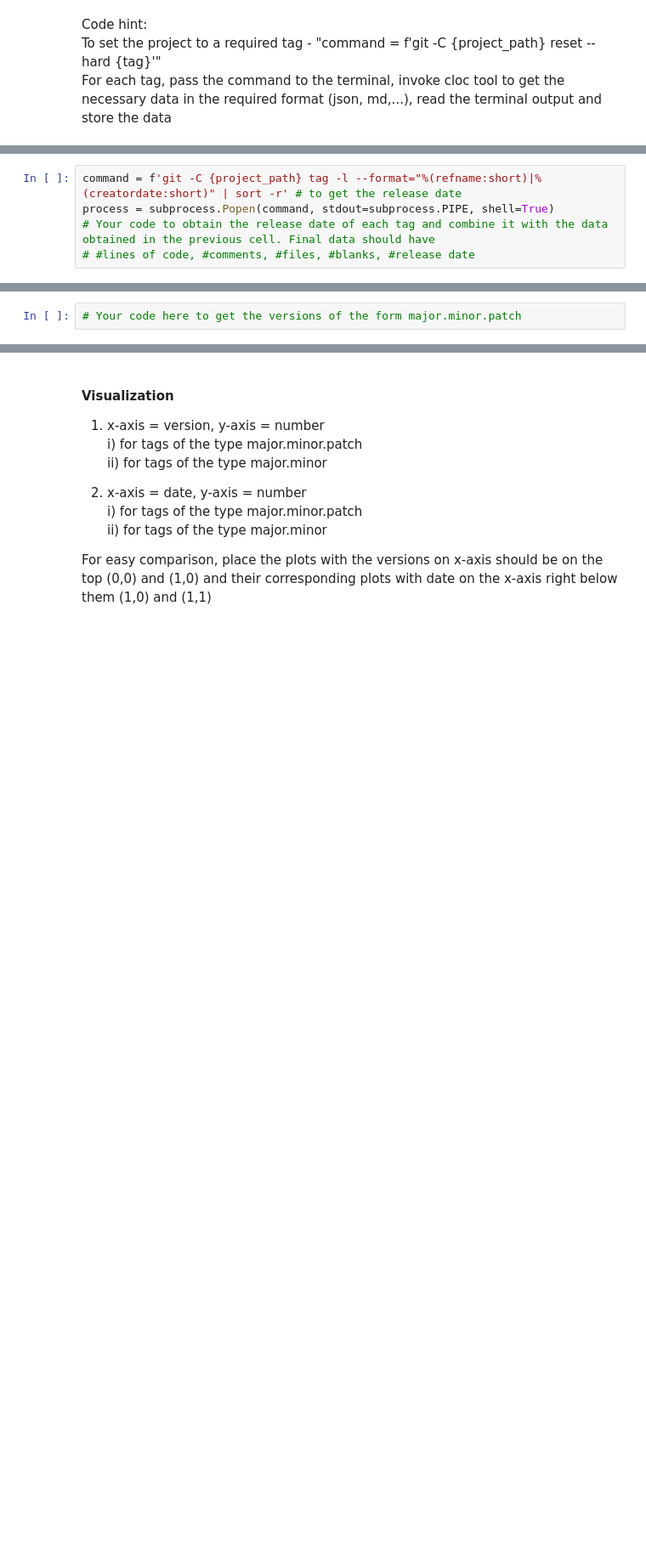
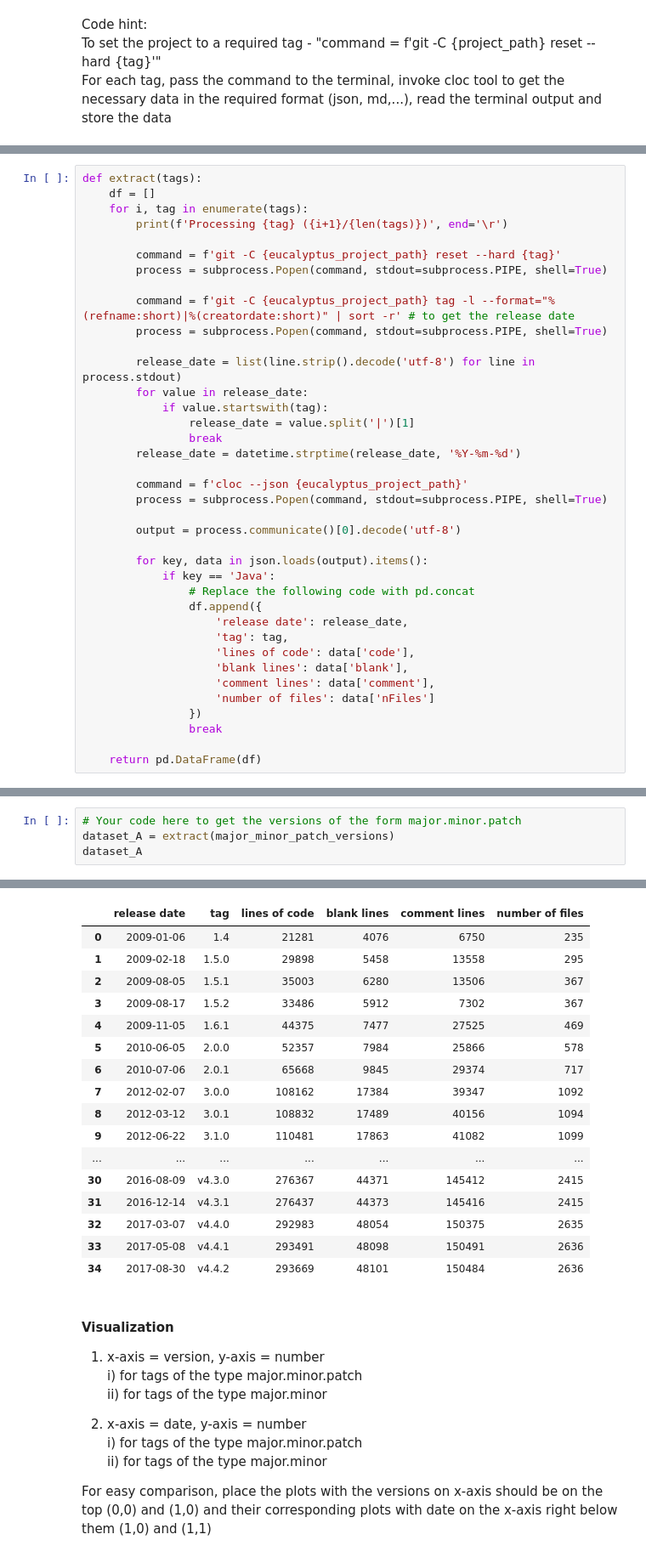
Before and after one commit to yoest/Software_evolution_TP2_2023, a Jupyter notebook: TP2_section2.ipynb, the cells around one changed output, grey strips where cells are left out. Shown at 85% size. Cells and saved outputs as stored; diff of their text form; blank space fills up the shorter version.

```diff
--- a/TP2_section2.ipynb
+++ b/TP2_section2.ipynb
@@ -52,7 +70,40 @@ For each tag, pass the command to the terminal, invoke cloc tool to get the nece
 # %%
-command = f'git -C {project_path} tag -l --format="%(refname:short)|%(creatordate:short)" | sort -r' # to get the release date
-process = subprocess.Popen(command, stdout=subprocess.PIPE, shell=True)
-# Your code to obtain the release date of each tag and combine it with the data obtained in the previous cell. Final data should have
-# #lines of code, #comments, #files, #blanks, #release date
+def extract(tags):
+    df = []
+    for i, tag in enumerate(tags):
+        print(f'Processing {tag} ({i+1}/{len(tags)})', end='\r')
+
+        command = f'git -C {eucalyptus_project_path} reset --hard {tag}'
+        process = subprocess.Popen(command, stdout=subprocess.PIPE, shell=True)
+
+        command = f'git -C {eucalyptus_project_path} tag -l --format="%(refname:short)|%(creatordate:short)" | sort -r' # to get the release date
+        process = subprocess.Popen(command, stdout=subprocess.PIPE, shell=True)
+
+        release_date = list(line.strip().decode('utf-8') for line in process.stdout)
+        for value in release_date:
+            if value.startswith(tag):
+                release_date = value.split('|')[1]
+                break
+        release_date = datetime.strptime(release_date, '%Y-%m-%d')
+
+        command = f'cloc --json {eucalyptus_project_path}'
+        process = subprocess.Popen(command, stdout=subprocess.PIPE, shell=True)
+
+        output = process.communicate()[0].decode('utf-8')
+
+        for key, data in json.loads(output).items():
+            if key == 'Java':
+                # Replace the following code with pd.concat
+                df.append({
+                    'release date': release_date,
+                    'tag': tag,
+                    'lines of code': data['code'],
+                    'blank lines': data['blank'],
+                    'comment lines': data['comment'],
+                    'number of files': data['nFiles']
+                })
+                break
+
+    return pd.DataFrame(df)
 # %%
 # Your code here to get the versions of the form major.minor
@@ -59,2 +132,5 @@ process = subprocess.Popen(command, stdout=subprocess.PIPE, shell=True)
 # %%
 # Your code here to get the versions of the form major.minor.patch
+dataset_A = extract(major_minor_patch_versions)
+dataset_A
+# %% [output]
@@ -61,3 +141,20 @@ process = subprocess.Popen(command, stdout=subprocess.PIPE, shell=True)
+|  | release date | tag | lines of code | blank lines | comment lines | number of files |
+| 0 | 2009-01-06 | 1.4 | 21281 | 4076 | 6750 | 235 |
+| 1 | 2009-02-18 | 1.5.0 | 29898 | 5458 | 13558 | 295 |
+| 2 | 2009-08-05 | 1.5.1 | 35003 | 6280 | 13506 | 367 |
+| 3 | 2009-08-17 | 1.5.2 | 33486 | 5912 | 7302 | 367 |
+| 4 | 2009-11-05 | 1.6.1 | 44375 | 7477 | 27525 | 469 |
+| 5 | 2010-06-05 | 2.0.0 | 52357 | 7984 | 25866 | 578 |
+| 6 | 2010-07-06 | 2.0.1 | 65668 | 9845 | 29374 | 717 |
+| 7 | 2012-02-07 | 3.0.0 | 108162 | 17384 | 39347 | 1092 |
+| 8 | 2012-03-12 | 3.0.1 | 108832 | 17489 | 40156 | 1094 |
+| 9 | 2012-06-22 | 3.1.0 | 110481 | 17863 | 41082 | 1099 |
+| ... | ... | ... | ... | ... | ... | ... |
+| 30 | 2016-08-09 | v4.3.0 | 276367 | 44371 | 145412 | 2415 |
+| 31 | 2016-12-14 | v4.3.1 | 276437 | 44373 | 145416 | 2415 |
+| 32 | 2017-03-07 | v4.4.0 | 292983 | 48054 | 150375 | 2635 |
+| 33 | 2017-05-08 | v4.4.1 | 293491 | 48098 | 150491 | 2636 |
+| 34 | 2017-08-30 | v4.4.2 | 293669 | 48101 | 150484 | 2636 |
 # %% [markdown]
 #### Visualization
 1. x-axis = version, y-axis = number
```
Also changed, not shown: parts of 22 cells of this notebook.
